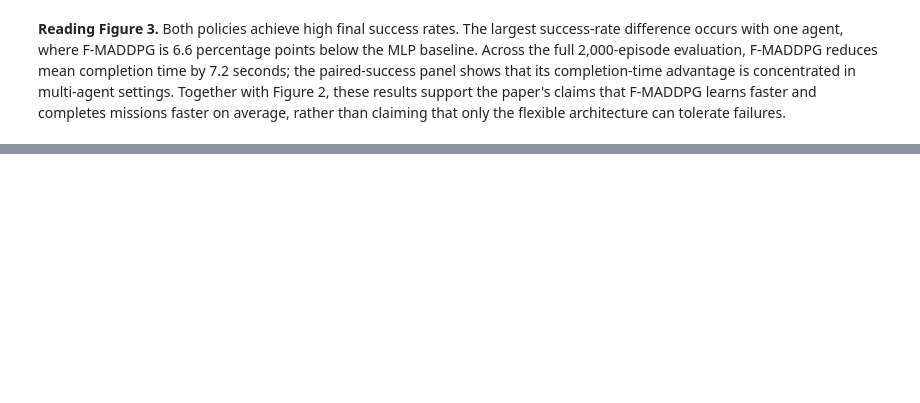
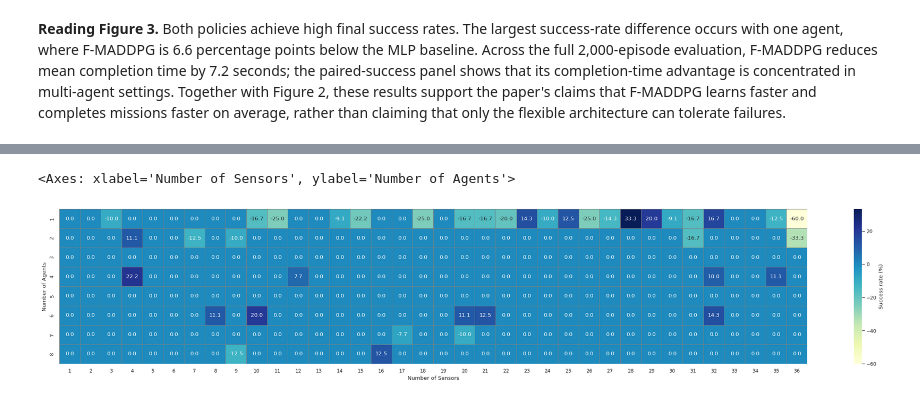
Before and after one commit to Project-GrADyS/distributed-rl, a Jupyter notebook: projects/data-harvesting/analysis/ras_2026.ipynb, the cells around one changed output, grey strips where cells are left out. Cells and saved outputs as stored; diff of their text form; code cells hidden in the pictures; blank space fills up the shorter version.

Commit message:
feat: Trying out architecture grid

```diff
--- a/projects/data-harvesting/analysis/ras_2026.ipynb
+++ b/projects/data-harvesting/analysis/ras_2026.ipynb
@@ -379,2 +379,9 @@ plt.show()
 # %% [markdown]
 **Reading Figure 3.** Both policies achieve high final success rates. The largest success-rate difference occurs with one agent, where F-MADDPG is 6.6 percentage points below the MLP baseline. Across the full 2,000-episode evaluation, F-MADDPG reduces mean completion time by 7.2 seconds; the paired-success panel shows that its completion-time advantage is concentrated in multi-agent settings. Together with Figure 2, these results support the paper's claims that F-MADDPG learns faster and completes missions faster on average, rather than claiming that only the flexible architecture can tolerate failures.
+# %%
+architecture_grid = (architecture_episodes
+  .groupby(['num_agents', 'num_sensors', 'condition'])[['success_percent', 'completion_time']]
+  .agg(['mean', 'std'])
+  .reset_index()
+  .rename(columns={"success_percent": "Success Rate", "completion_time": "Completion Time", "num_agents": "Number of Agents", "num_sensors": "Number of Sensors"}))
+architecture_grid
@@ -381,3 +403,17 @@ plt.show()
+# %%
+fix, ax = plt.subplots(figsize=(30, 5.0))
+
+flex_grid = architecture_grid[architecture_grid['condition'] == 'Flex Encoder'].pivot(index="Number of Agents", columns="Number of Sensors", values=("Success Rate", "mean"))
+mlp_grid = architecture_grid[architecture_grid['condition'] == 'MLP'].pivot(index="Number of Agents", columns="Number of Sensors", values=("Success Rate", "mean"))
+
+sns.heatmap(
+    data=flex_grid - mlp_grid,
+    annot=True, fmt=".1f", cmap="YlGnBu", cbar_kws={"label": "Success rate (%)"},
+    linewidths=0.5, linecolor="gray", ax=ax
+)
+# %% [output]
+<Axes: xlabel='Number of Sensors', ylabel='Number of Agents'>
+[figure, added]
 # %%
 overall_summary_per_agent = architecture_episodes.groupby(["num_agents", "condition"])[["success_percent", "completion_time"]].agg("mean")
 overall_summary_per_agent
```
Also changed, not shown: parts of 5 cells of this notebook.
